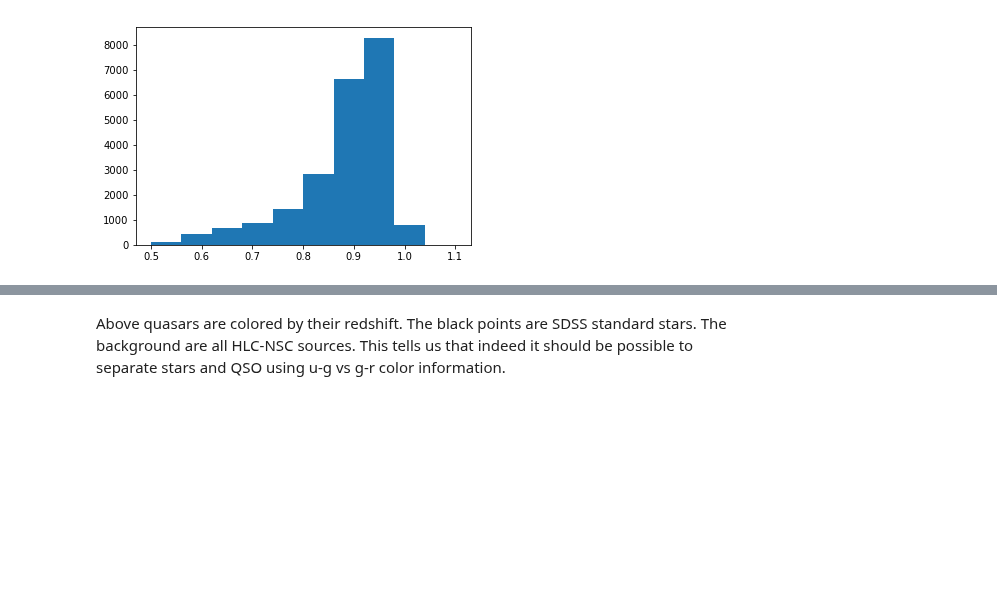
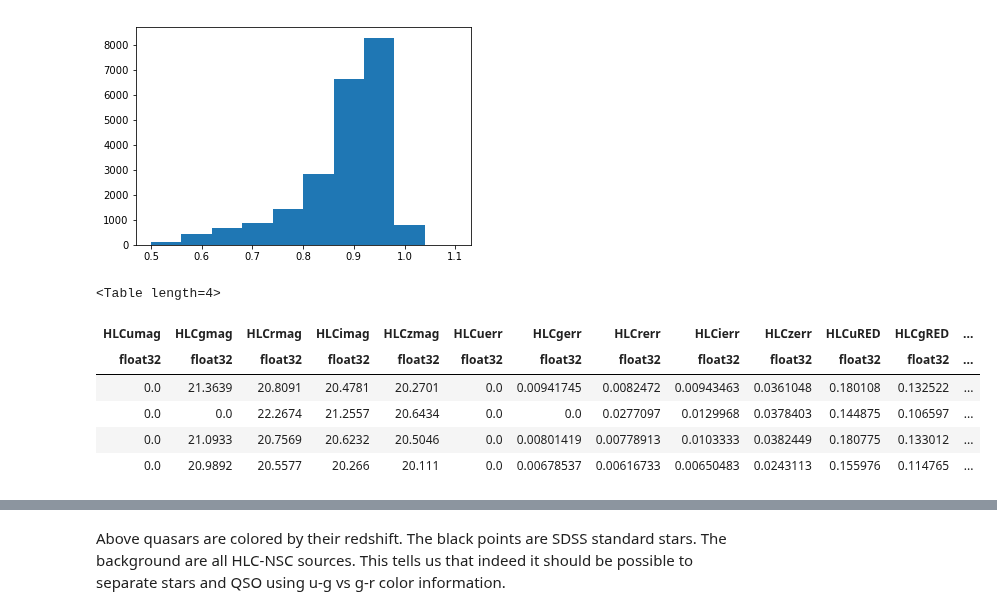
Before and after one commit to dirac-institute/uw-astr598-w18, a Jupyter notebook: homeworks/group2/HW4_read_files.ipynb, the cells around one changed output, grey strips where cells are left out. Drawn from its saved outputs; the diff is of its cells as text; code cells hidden in the pictures; blank space fills up the shorter version.

```diff
--- a/homeworks/group2/HW4_read_files.ipynb
+++ b/homeworks/group2/HW4_read_files.ipynb
@@ -54,5 +35,15 @@ plt.hist(qso['NSCclass_star'], range=(0.5,1.1))
          1.04,  1.1 ]),
  <a list of 10 Patch objects>)
 [figure]
+# %%
+hlc_nsc[:4]
+# %% [output]
+<Table length=4>
+| HLCumag | HLCgmag | HLCrmag | HLCimag | HLCzmag | HLCuerr | HLCgerr | HLCrerr | HLCierr | HLCzerr | HLCuRED | HLCgRED | ... |
+| float32 | float32 | float32 | float32 | float32 | float32 | float32 | float32 | float32 | float32 | float32 | float32 | ... |
+| 0.0 | 21.3639 | 20.8091 | 20.4781 | 20.2701 | 0.0 | 0.00941745 | 0.0082472 | 0.00943463 | 0.0361048 | 0.180108 | 0.132522 | ... |
+| 0.0 | 0.0 | 22.2674 | 21.2557 | 20.6434 | 0.0 | 0.0 | 0.0277097 | 0.0129968 | 0.0378403 | 0.144875 | 0.106597 | ... |
+| 0.0 | 21.0933 | 20.7569 | 20.6232 | 20.5046 | 0.0 | 0.00801419 | 0.00778913 | 0.0103333 | 0.0382449 | 0.180775 | 0.133012 | ... |
+| 0.0 | 20.9892 | 20.5577 | 20.266 | 20.111 | 0.0 | 0.00678537 | 0.00616733 | 0.00650483 | 0.0243113 | 0.155976 | 0.114765 | ... |
 # %% [markdown]
 Plot the HLC-NSC all points on u-g,  g-r  diagram,  and overplot the QSO and SDSS,
```
Also changed, not shown: parts of 8 cells of this notebook.
